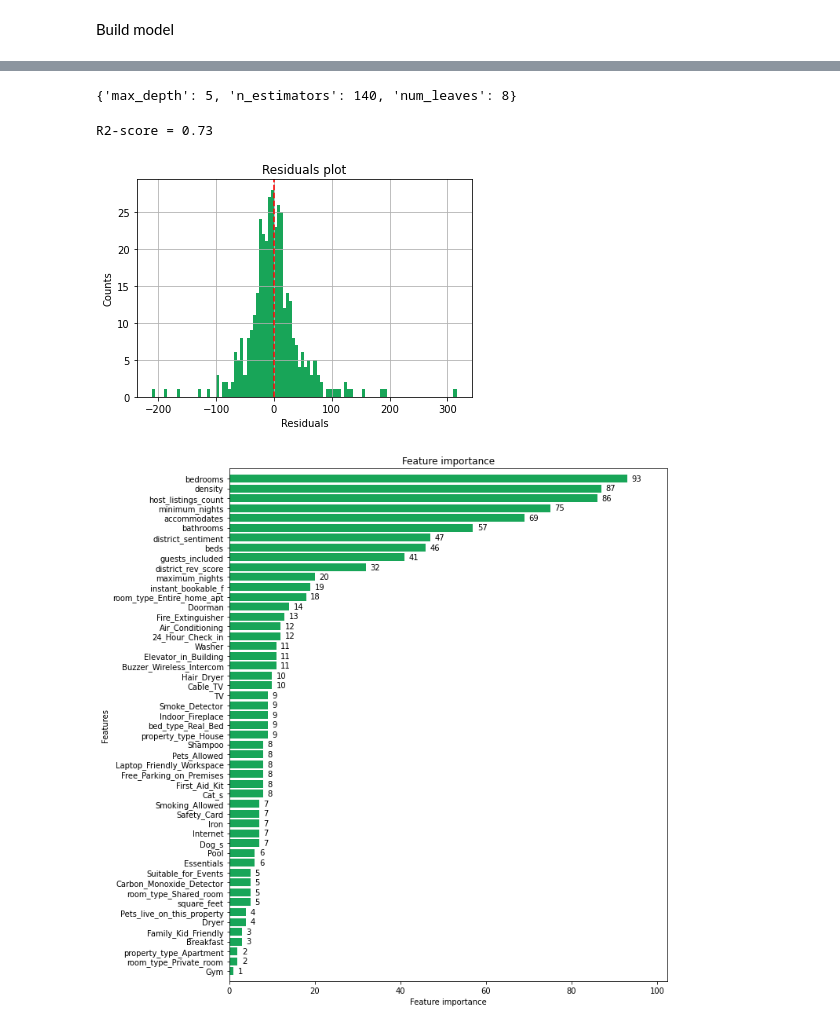
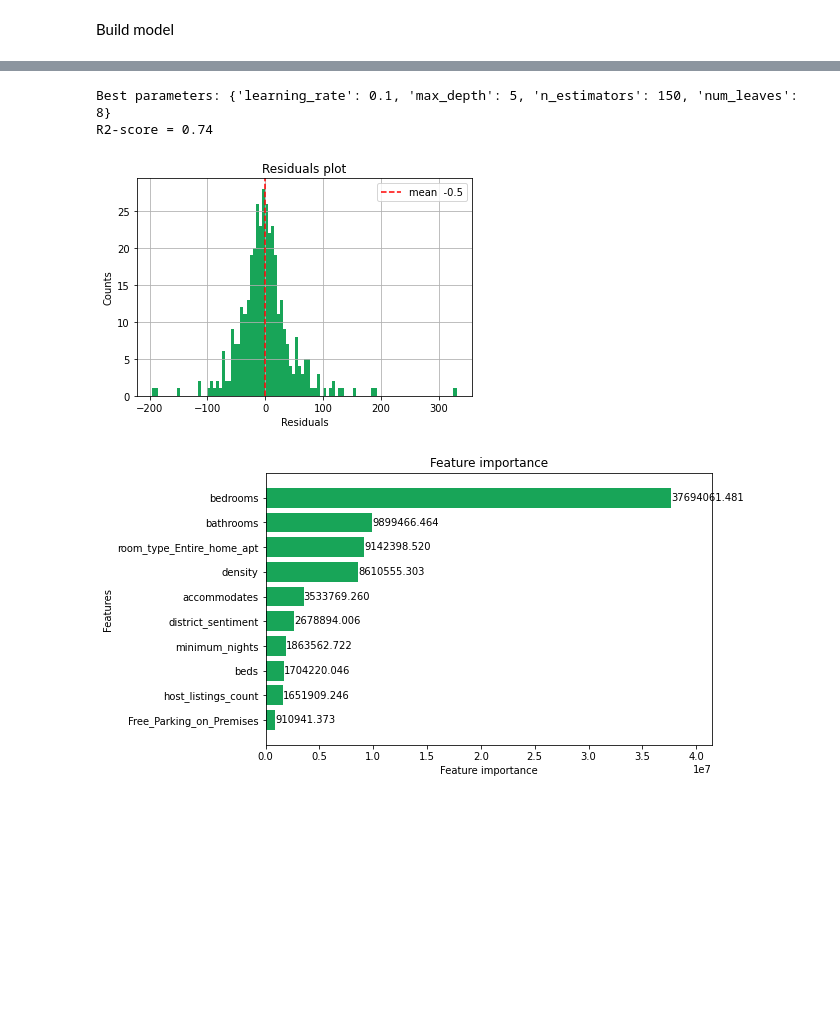
Before and after one commit to DariaSatco/airbnb_boston_analytics, a Jupyter notebook: Price_recommender.ipynb, the cells around one changed output, grey strips where cells are left out. Drawn from its saved outputs; the diff is of its cells as text; code cells hidden in the pictures; blank space fills up the shorter version.

Commit message:
updated figures for the post

```diff
--- a/Price_recommender.ipynb
+++ b/Price_recommender.ipynb
@@ -96,31 +66,61 @@ GridSearchCV(cv=3, estimator=LGBMRegressor(random_state=42),
-# %%
-best_params = clf.best_params_
-print(best_params)
-# %% [output]
-{'max_depth': 5, 'n_estimators': 140, 'num_leaves': 8}
-# %%
-lgbm_tuned = LGBMRegressor(**best_params, random_state=42)
-lgbm_tuned.fit(X_train, y_train)
-preds = lgbm_tuned.predict(X_test)
-r2 = r2_score(y_test, preds)
-print('R2-score =', round(r2,2))
-# %% [output]
-R2-score = 0.73
+# %%
+import lightgbm
+from lightgbm import LGBMRegressor
+from sklearn.model_selection import train_test_split
+from sklearn.model_selection import GridSearchCV
+from sklearn.metrics import r2_score
+
+X = preprocessed.drop(columns=target)
+y = preprocessed[target[0]]
+
+# leave 20% of data for test
+X_train, X_test, y_train, y_test = train_test_split(X, y, test_size=0.2, random_state=42)
+
+# parameters
+parameters = {
+    'max_depth': [2, 3, 4, 5],
+    'num_leaves': [5, 7, 8, 10],
+    'n_estimators': [50, 100, 150],
+    'learning_rate': [0.05, 0.1, 0.2]
+    }
+
+# look for optimal parameters combination
+# use 3-fold cross-validation
+lgbm = LGBMRegressor(random_state=42)
+clf = GridSearchCV(lgbm, parameters, cv=3, scoring='r2')
+clf.fit(X_train, y_train)
+
+best_params = clf.best_params_
+print('Best parameters:', best_params)
+
+# learn model with optimal parameters
+lgbm_tuned = LGBMRegressor(**best_params, random_state=42)
+lgbm_tuned.fit(X_train, y_train)
+preds = lgbm_tuned.predict(X_test)
+r2 = r2_score(y_test, preds)
+print('R2-score =', round(r2,2))
+# %% [output]
+Best parameters: {'learning_rate': 0.1, 'max_depth': 5, 'n_estimators': 150, 'num_leaves': 8}
+R2-score = 0.74
 # %%
 (y_test - preds).hist(bins=100, color=colors[0])
-plt.axvline(x=(y_test - preds).mean(), color='red', linestyle='--')
+plt.axvline(x=(y_test - preds).mean(), color='red',
+            linestyle='--', label='mean {x:5.1f}'.format(x=(y_test - preds).mean()))
 plt.title('Residuals plot')
 plt.ylabel('Counts')
 plt.xlabel('Residuals')
+plt.legend()
 plt.show()
 # %% [output]
-[figure, old version]
+[figure, new version]
 # %%
 lightgbm.plot_importance(lgbm_tuned,
-                         figsize=(10, 12),
+                         figsize=(8, 5),
                          height=0.8,
-                        grid=False,
-                        color=colors[0])
+                         grid=False,
+                         color=colors[0],
+                         max_num_features=10,
+                         importance_type = 'gain')
 plt.show()
 # %% [output]
-[figure, old version]
+[figure, new version]
```
Also changed, not shown: parts of 5 cells of this notebook, 12 other files.
